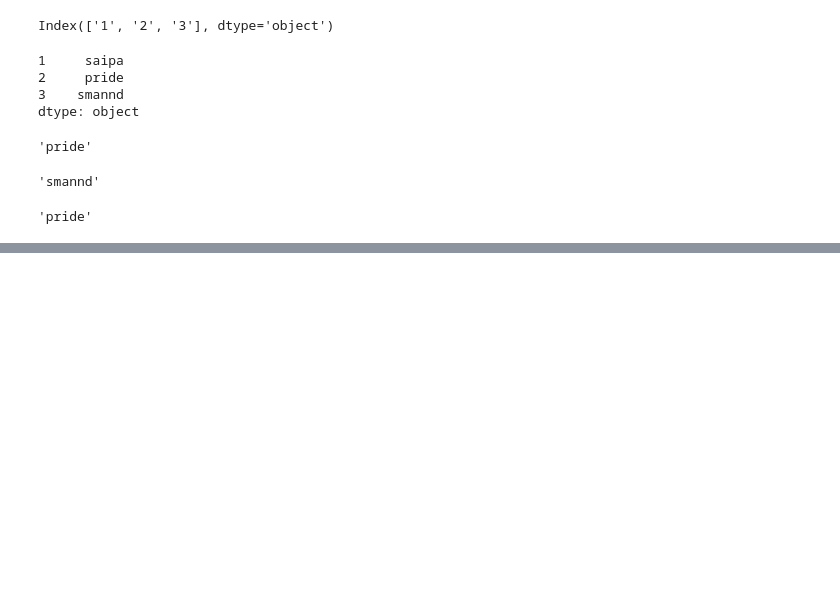
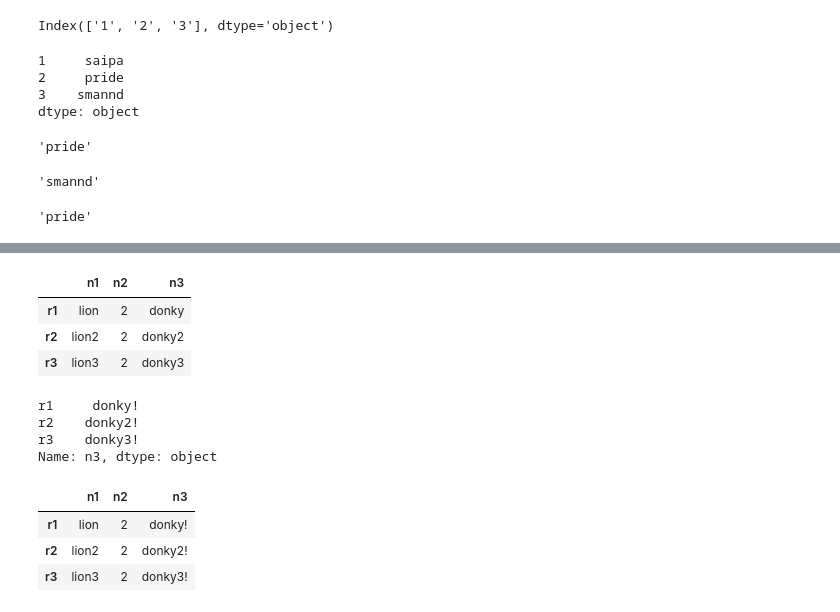
Before and after one commit to Iliya-Askari/Data-Science-Practice, a Jupyter notebook: pandas/pandas-1.ipynb, the cells around one changed output, grey strips where cells are left out. Saved outputs shown, nothing was run; the diff lists cells and outputs as text; code cells hidden in the pictures; blank space fills up the shorter version.

```diff
--- a/pandas/pandas-1.ipynb
+++ b/pandas/pandas-1.ipynb
@@ -108,0 +232,8 @@ p_dictionary.loc['2']
+# %%
+df['n2'] = df['n2'] * 2
+df
+# %% [output]
+|  | n1 | n2 | n3 |
+| r1 | lion | 2 | donky |
+| r2 | lion2 | 2 | donky2 |
+| r3 | lion3 | 2 | donky3 |
@@ -108,0 +242,15 @@ p_dictionary.loc['2']
+# %%
+n3 += '!'
+n3
+# %% [output]
+r1     donky!
+r2    donky2!
+r3    donky3!
+Name: n3, dtype: object
+# %%
+df
+# %% [output]
+|  | n1 | n2 | n3 |
+| r1 | lion | 2 | donky! |
+| r2 | lion2 | 2 | donky2! |
+| r3 | lion3 | 2 | donky3! |
```
Also changed, not shown: parts of 17 cells of this notebook.
